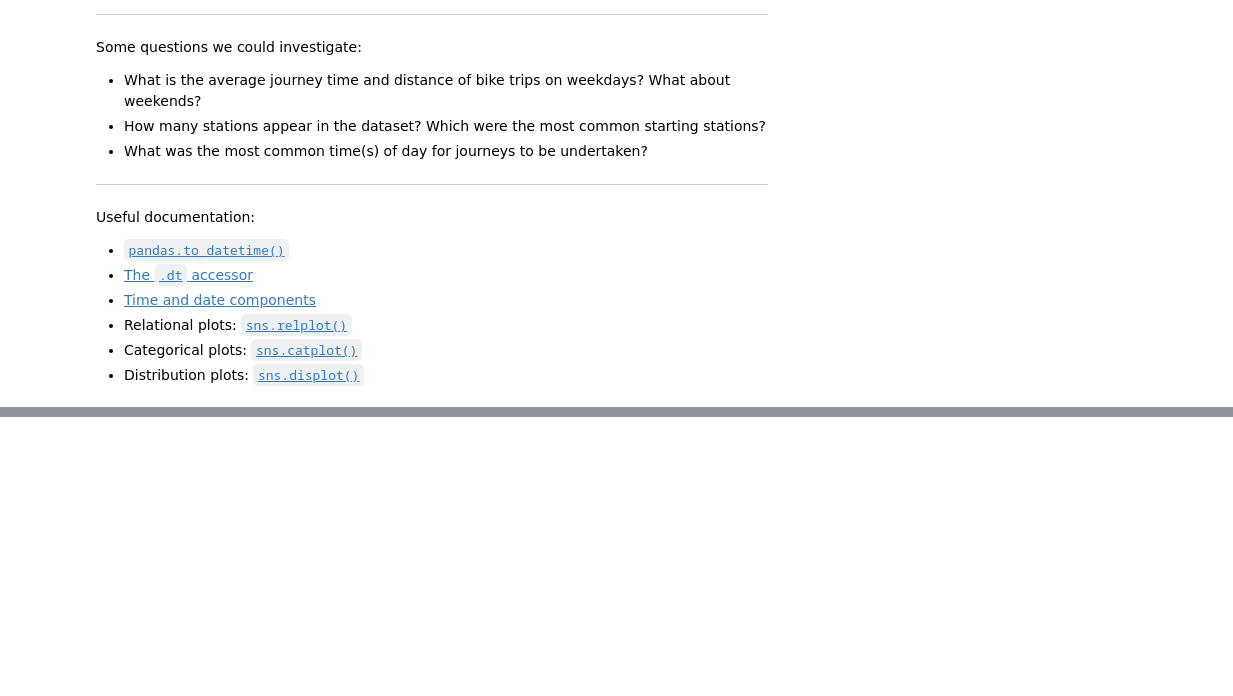
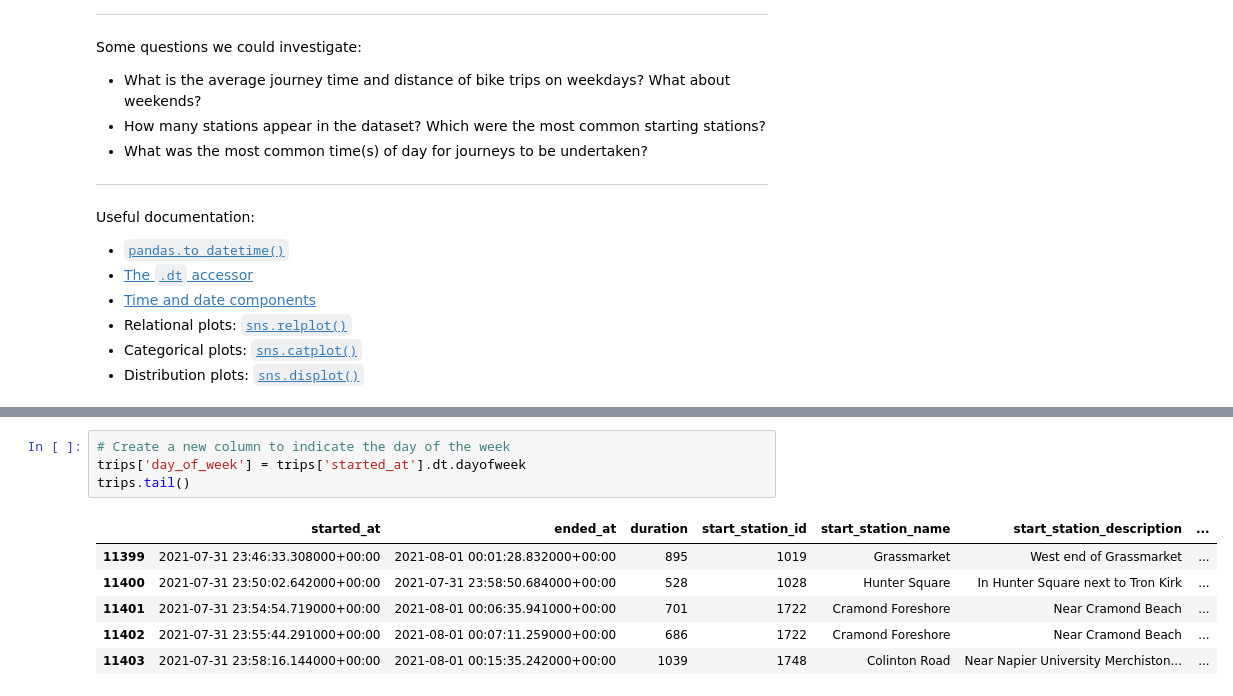
Before and after one commit to YZHAO6666/pp-w08-lecture, a Jupyter notebook: week08_lecture.ipynb, the cells around one changed output, grey strips where cells are left out. Drawn from its saved outputs; the diff is of its cells as text; blank space fills up the shorter version.

```diff
--- a/week08_lecture.ipynb
+++ b/week08_lecture.ipynb
@@ -27,0 +55,11 @@ Useful documentation:
+# %%
+# Create a new column to indicate the day of the week
+trips['day_of_week'] = trips['started_at'].dt.dayofweek
+trips.tail()
+# %% [output]
+|  | started_at | ended_at | duration | start_station_id | start_station_name | start_station_description | ... |
+| 11399 | 2021-07-31 23:46:33.308000+00:00 | 2021-08-01 00:01:28.832000+00:00 | 895 | 1019 | Grassmarket | West end of Grassmarket | ... |
+| 11400 | 2021-07-31 23:50:02.642000+00:00 | 2021-07-31 23:58:50.684000+00:00 | 528 | 1028 | Hunter Square | In Hunter Square next to Tron Kirk | ... |
+| 11401 | 2021-07-31 23:54:54.719000+00:00 | 2021-08-01 00:06:35.941000+00:00 | 701 | 1722 | Cramond Foreshore | Near Cramond Beach | ... |
+| 11402 | 2021-07-31 23:55:44.291000+00:00 | 2021-08-01 00:07:11.259000+00:00 | 686 | 1722 | Cramond Foreshore | Near Cramond Beach | ... |
+| 11403 | 2021-07-31 23:58:16.144000+00:00 | 2021-08-01 00:15:35.242000+00:00 | 1039 | 1748 | Colinton Road | Near Napier University Merchiston... | ... |
```
Also changed, not shown: parts of 8 cells of this notebook.
